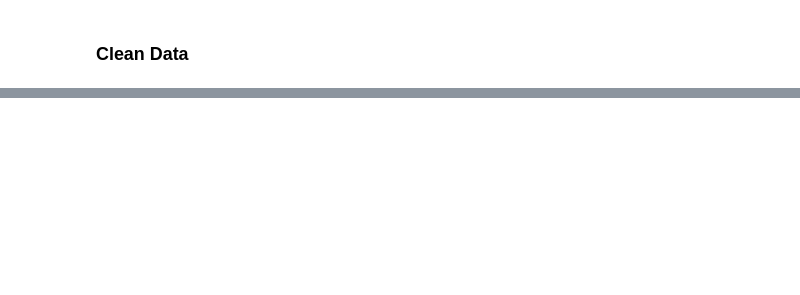
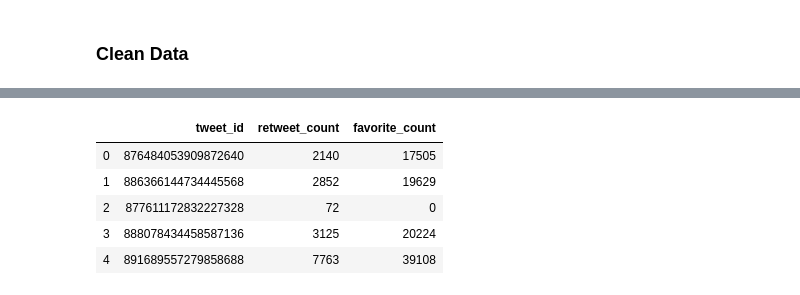
Before and after one commit to Aastha-Arora/data-wrangling-tweet-archive, a Jupyter notebook: data_wrangling.ipynb, the cells around one changed output, grey strips where cells are left out. Cells and saved outputs as stored; diff of their text form; code cells hidden in the pictures; blank space fills up the shorter version.

```diff
--- a/data_wrangling.ipynb
+++ b/data_wrangling.ipynb
@@ -211,2 +263,7 @@ image_predictions table
 # %% [markdown]
 ### Clean Data
+# %%
+# Table 3
+# Droping extra columns
+api_data = api_data[['id', 'retweet_count', 'favorite_count']]
+api_data.head(5)
@@ -212,0 +277,12 @@ image_predictions table
+# %%
+# Renaming column
+api_data = api_data.rename(columns = {'id': 'tweet_id'})
+# %%
+api_data.head(5)
+# %% [output]
+|  | tweet_id | retweet_count | favorite_count |
+| 0 | 876484053909872640 | 2140 | 17505 |
+| 1 | 886366144734445568 | 2852 | 19629 |
+| 2 | 877611172832227328 | 72 | 0 |
+| 3 | 888078434458587136 | 3125 | 20224 |
+| 4 | 891689557279858688 | 7763 | 39108 |
```
Also changed, not shown: parts of 22 cells of this notebook.
